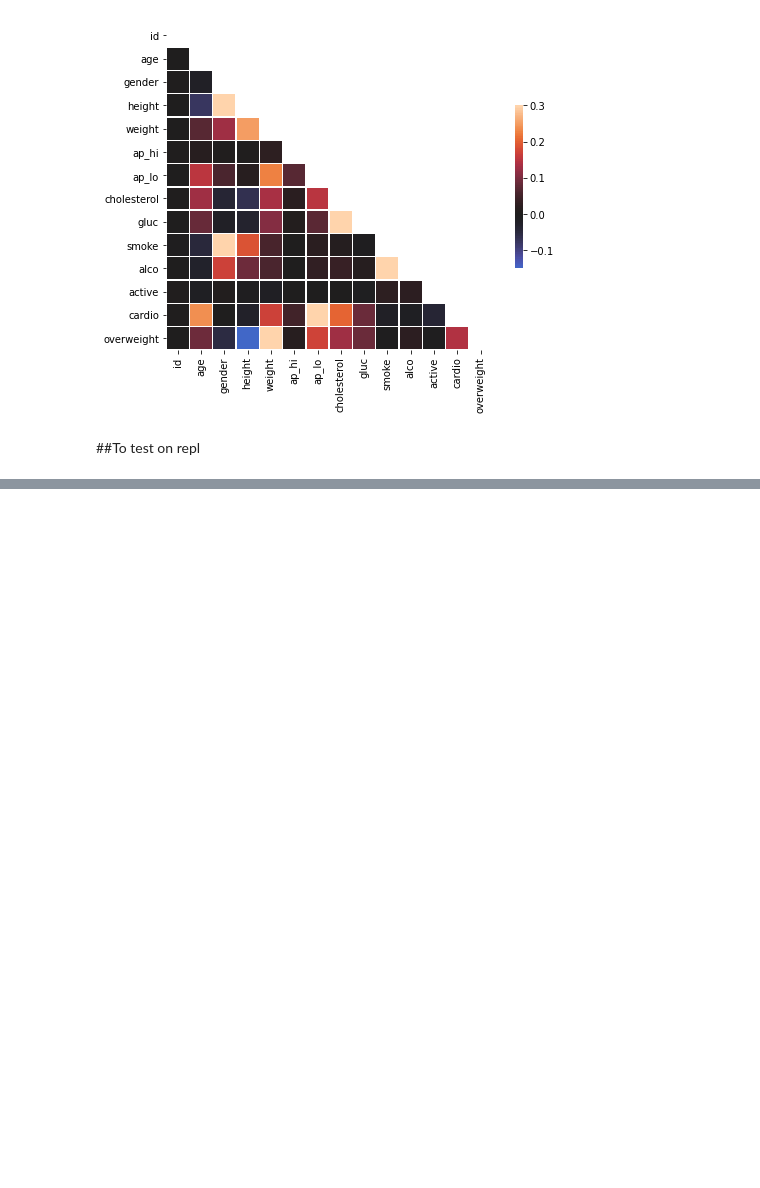
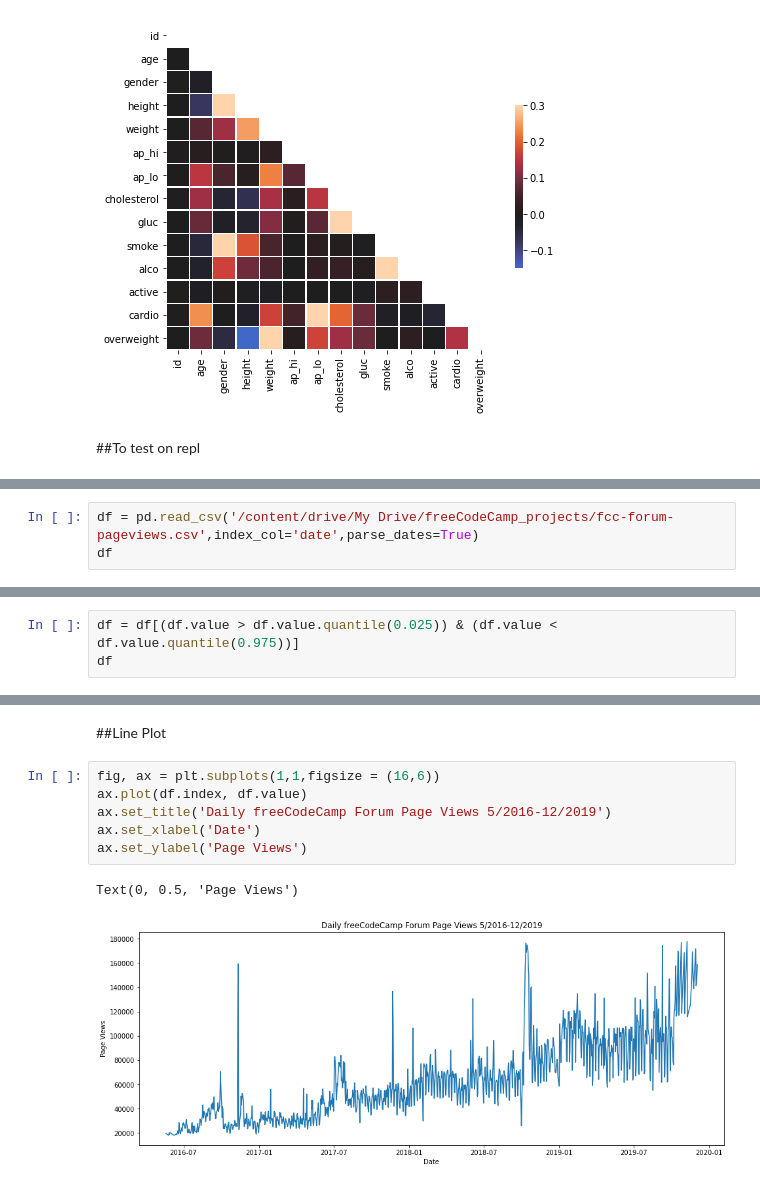
Before and after one commit to DaviAlefe/freeCodeCamp_projects, a Jupyter notebook: Data_Analysis_with_Python.ipynb, the cells around one changed output, grey strips where cells are left out. Cells and saved outputs as stored; diff of their text form; blank space fills up the shorter version.

```diff
--- a/Data_Analysis_with_Python.ipynb
+++ b/Data_Analysis_with_Python.ipynb
@@ -480,0 +501,3 @@ def draw_heat_map():
+# %%
+df = pd.read_csv('/content/drive/My Drive/freeCodeCamp_projects/fcc-forum-pageviews.csv',index_col='date',parse_dates=True)
+df
@@ -480,0 +531,3 @@ def draw_heat_map():
+# %%
+df = df[(df.value > df.value.quantile(0.025)) & (df.value < df.value.quantile(0.975))]
+df
@@ -480,0 +549,11 @@ def draw_heat_map():
+# %% [markdown]
+##Line Plot
+# %%
+fig, ax = plt.subplots(1,1,figsize = (16,6))
+ax.plot(df.index, df.value)
+ax.set_title('Daily freeCodeCamp Forum Page Views 5/2016-12/2019')
+ax.set_xlabel('Date')
+ax.set_ylabel('Page Views')
+# %% [output]
+Text(0, 0.5, 'Page Views')
+[figure, added]
```
Also changed, not shown: parts of 33 cells of this notebook.
